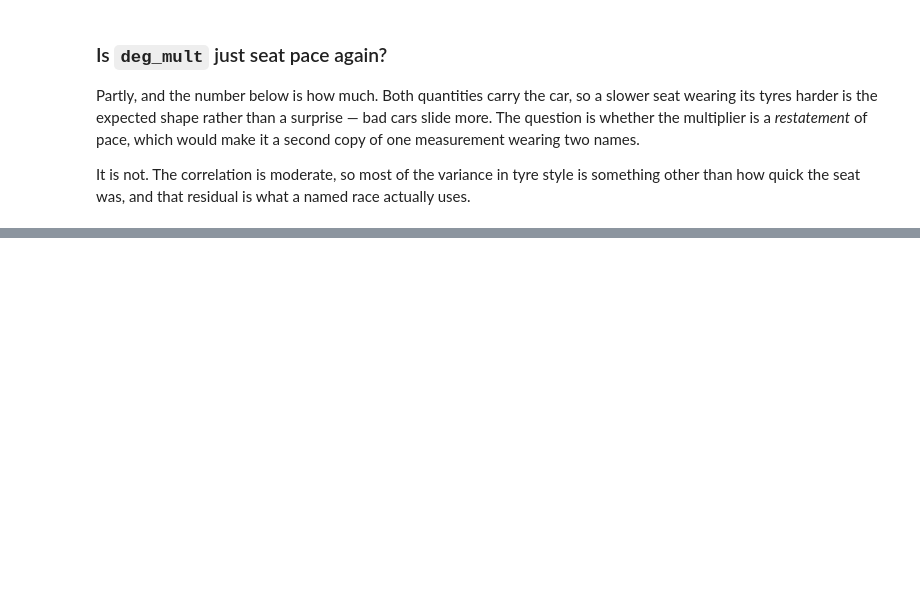
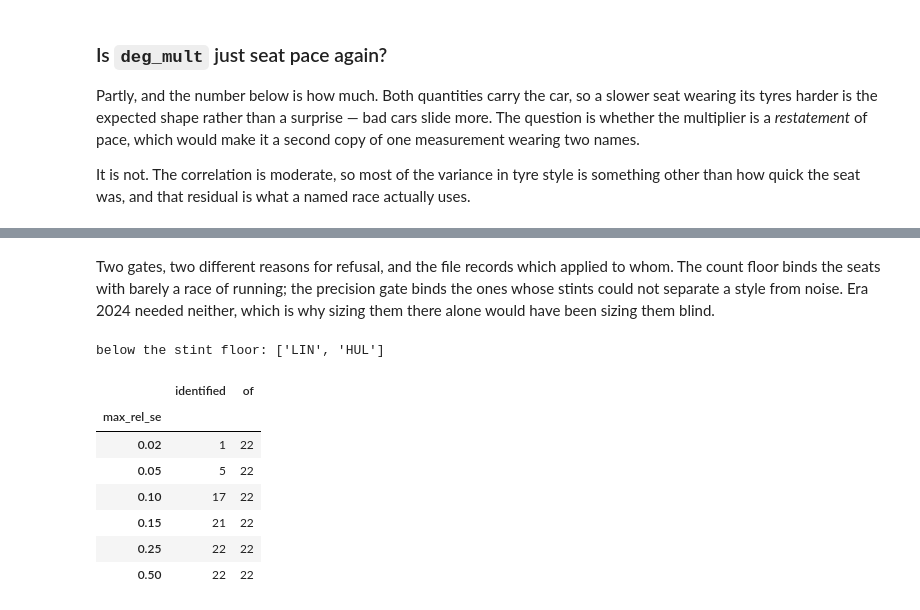
Before and after one commit to MdSaad09/SENNA, a Jupyter notebook: notebooks/fit_driver_identity.ipynb, the cells around one changed output, grey strips where cells are left out. Drawn from its saved outputs; the diff is of its cells as text; code cells hidden in the pictures; blank space fills up the shorter version.

```diff
--- a/notebooks/fit_driver_identity.ipynb
+++ b/notebooks/fit_driver_identity.ipynb
@@ -332,0 +423,23 @@ sd(seat_pace_mean_s) = 0.534 s against a committed median sigma_driver_s of 0.58
+# %% [markdown]
+Two gates, two different reasons for refusal, and the file records which applied
+to whom. The count floor binds the seats with barely a race of running; the precision gate
+binds the ones whose stints could not separate a style from noise. Era 2024 needed neither,
+which is why sizing them there alone would have been sizing them blind.
+# %%
+sweep26 = pd.DataFrame([
+    {"max_rel_se": t, "identified": int((table26["rel_se"] <= t).sum()), "of": len(table26)}
+    for t in (0.02, 0.05, 0.10, 0.15, 0.25, 0.50)
+]).set_index("max_rel_se")
+below_floor = table26[table26["n_stints"] < int(driver_cfg["min_stints_for_deg_mult"])]
+print("below the stint floor:", list(below_floor.index))
+sweep26
+# %% [output]
+below the stint floor: ['LIN', 'HUL']
+|  | identified | of |
+| max_rel_se |  |  |
+| 0.02 | 1 | 22 |
+| 0.05 | 5 | 22 |
+| 0.10 | 17 | 22 |
+| 0.15 | 21 | 22 |
+| 0.25 | 22 | 22 |
+| 0.50 | 22 | 22 |
```
Also changed, not shown: parts of 7 cells of this notebook, 21 other files.
